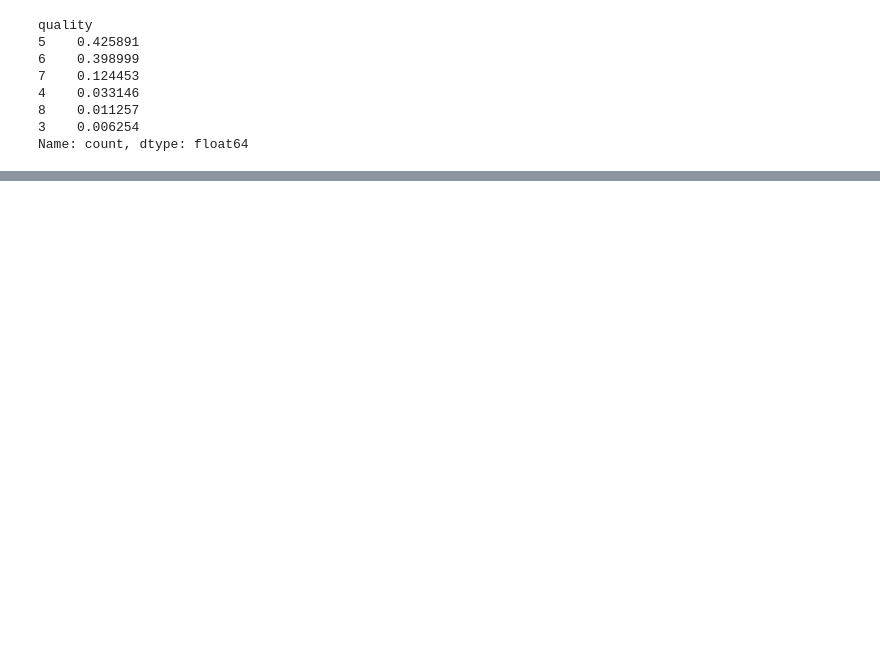
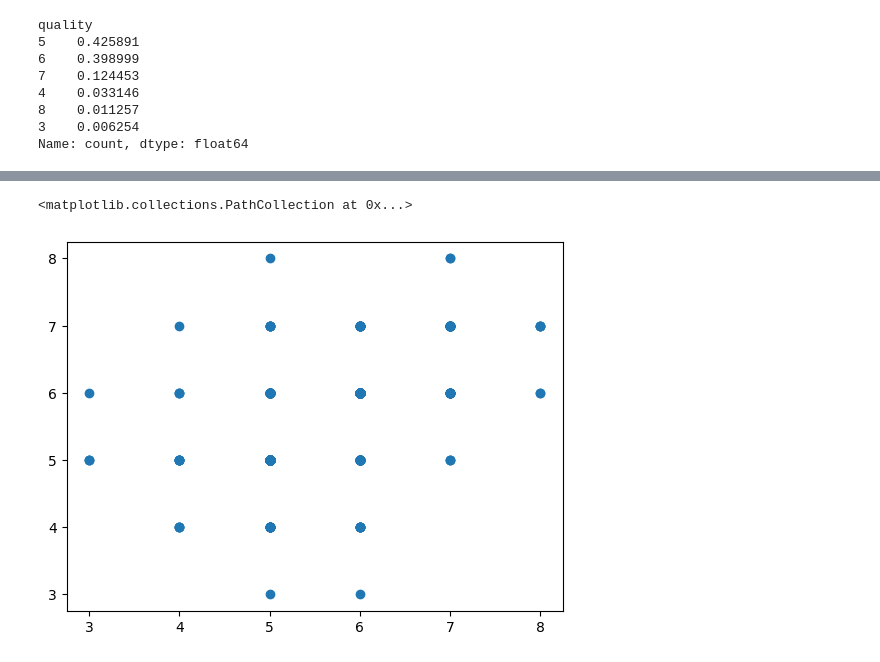
Before and after one commit to lavima/itf31519_2025, a Jupyter notebook: theory_and_practices/workshop1709.ipynb, the cells around one changed output, grey strips where cells are left out. Cells and saved outputs as stored; diff of their text form; code cells hidden in the pictures; blank space fills up the shorter version.

```diff
--- a/theory_and_practices/workshop1709.ipynb
+++ b/theory_and_practices/workshop1709.ipynb
@@ -142,0 +195,6 @@ def evaluate(model, final_eval=False):
+# %%
+predictions = dt1.predict(test_features)
+plt.scatter(test_targets, predictions)
+# %% [output]
+<matplotlib.collections.PathCollection at 0x...>
+[figure, added]
```
Also changed, not shown: parts of 13 cells of this notebook.
